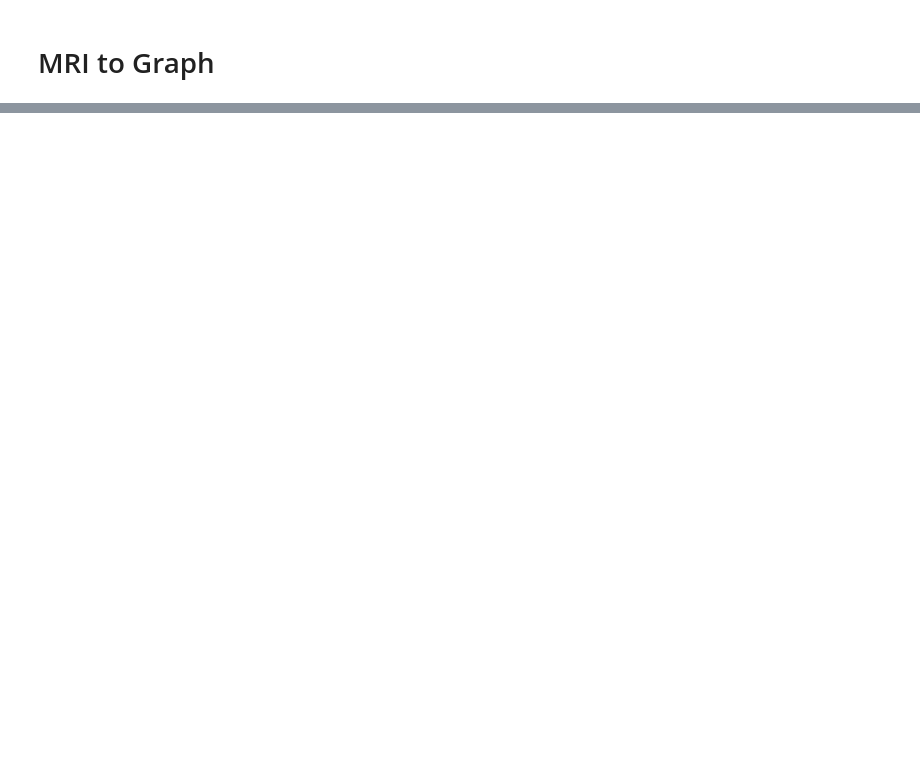
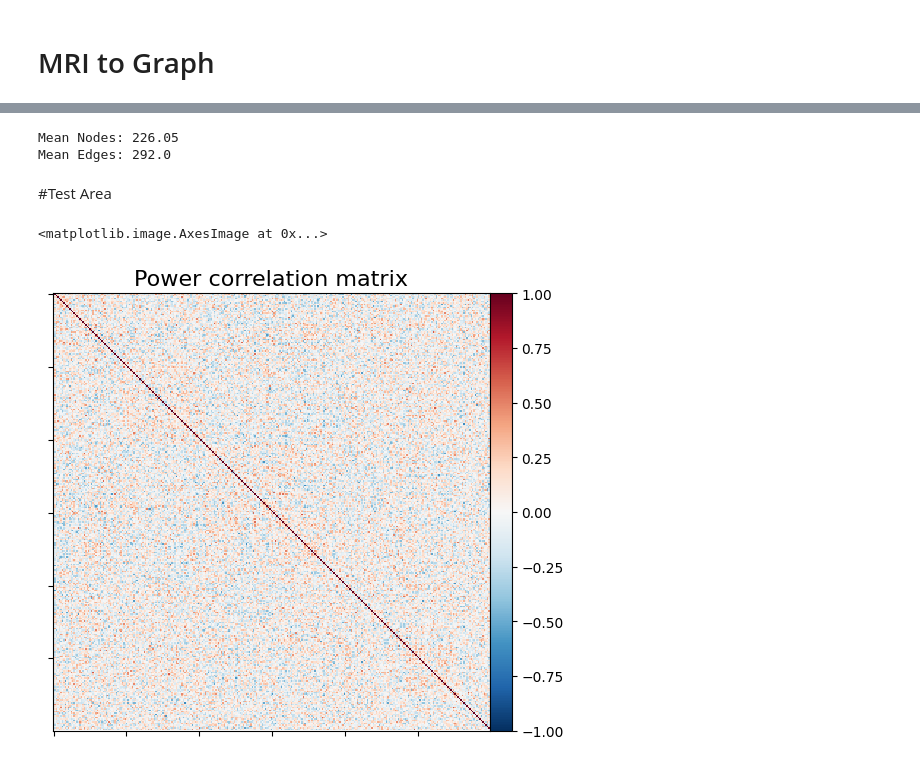
Before and after one commit to FrancescoMonaco/LFN_Project, a Jupyter notebook: LFN_Project.ipynb, the cells around one changed output, grey strips where cells are left out. Cells and saved outputs as stored; diff of their text form; code cells hidden in the pictures; blank space fills up the shorter version.

Commit message:
Graph creation completed, dataframes load/download section, comments to explain the process

```diff
--- a/LFN_Project.ipynb
+++ b/LFN_Project.ipynb
@@ -192,0 +250,48 @@ for i in range(n):
+# %%
+#@title Compute mean number of nodes and edges
+# Concatenate all dataframes into one
+combined_data = pd.concat(dataframes)
+
+# Calculate the mean number of nodes and edges
+mean_nodes = combined_data['nodes'].mean()
+mean_edges = combined_data['edges'].mean()
+
+print(f"Mean Nodes: {mean_nodes}")
+print(f"Mean Edges: {mean_edges}")
+# %% [output]
+Mean Nodes: 226.05
+Mean Edges: 292.0
+# %% [markdown]
+#Test Area
+# %%
+from sklearn.preprocessing import StandardScaler
+
+
+
+sample_row = bp_data.iloc[0]  # Change the index (0) to the desired sample
+
+data_path = sample_row['data']
+confounds_data = sample_row['confounds']
+
+# Perform preprocessing on confounds_data if needed
+confounds_data = confounds_data.replace([np.nan, np.inf, -np.inf], 0)
+timeseries = spheres_masker.fit_transform(data_path, confounds=confounds_data)
+
+scaler = StandardScaler()
+
+# Apply Z-score normalization to your time series data
+timeseries_normalized = scaler.fit_transform(timeseries)
+
+correlation_matrix = np.corrcoef(timeseries_normalized, rowvar=False)
+
+# CONNECTOME MATRIX PLOTTING
+plotting.plot_matrix(
+    correlation_matrix,
+    vmin=-1.0,
+    vmax=1.0,
+    colorbar=True,
+    title="Power correlation matrix",
+)
+# %% [output]
+<matplotlib.image.AxesImage at 0x...>
+[figure, added]
```
Also changed, not shown: parts of 16 cells of this notebook.
